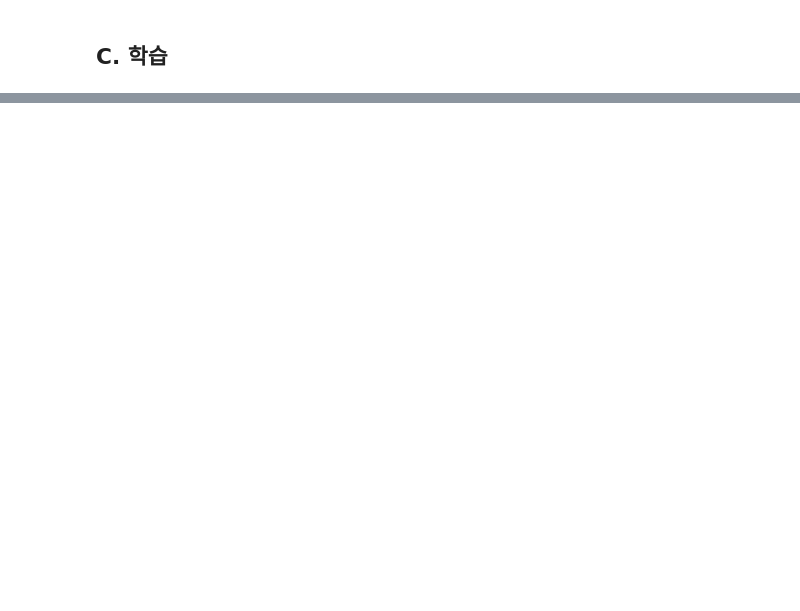
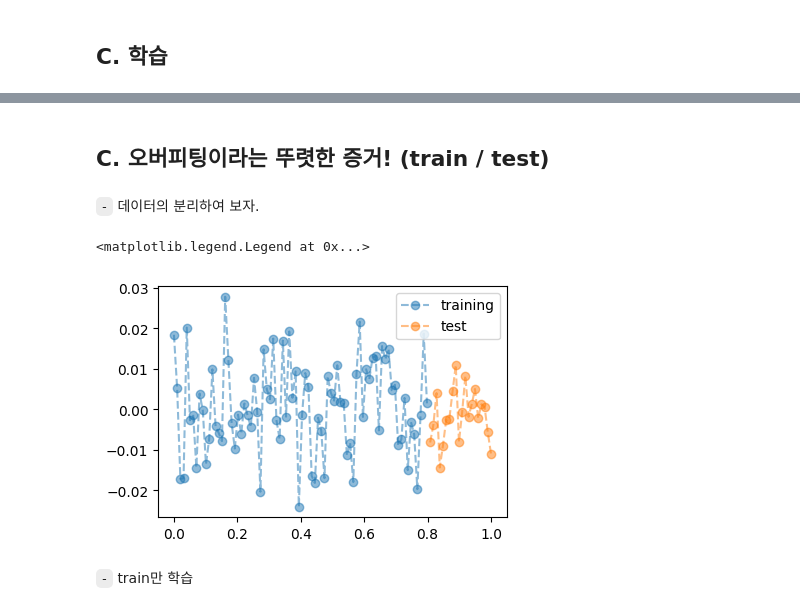
Before and after one commit to guebin/DL2026, a Jupyter notebook: posts/draft.ipynb, the cells around one changed output, grey strips where cells are left out. Cells and saved outputs as stored; diff of their text form; code cells hidden in the pictures; blank space fills up the shorter version.

```diff
--- a/posts/draft.ipynb
+++ b/posts/draft.ipynb
@@ -710,0 +199,18 @@ tensor(0.9895)
+# %% [markdown]
+## C. 오버피팅이라는 뚜렷한 증거! (train / test)
+# %% [markdown]
+`-` 데이터의 분리하여 보자.
+# %%
+torch.manual_seed(5)
+x_all = torch.linspace(0,1,100).reshape(100,1)
+y_all = torch.randn(100).reshape(100,1)*0.01
+x,xx = x_all[:80], x_all[80:]
+y,yy = y_all[:80], y_all[80:]
+plt.plot(x,y,'--o',alpha=0.5,label="training")
+plt.plot(xx,yy,'--o',alpha=0.5,label="test")
+plt.legend()
+# %% [output]
+<matplotlib.legend.Legend at 0x...>
+[figure, added]
+# %% [markdown]
+`-` train만 학습
```
Also changed, not shown: parts of 401 cells of this notebook, 51 other files.
